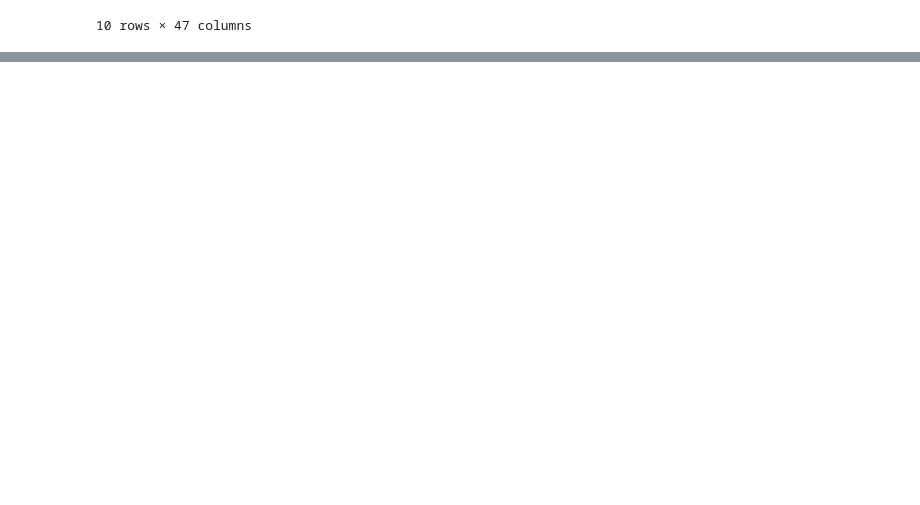
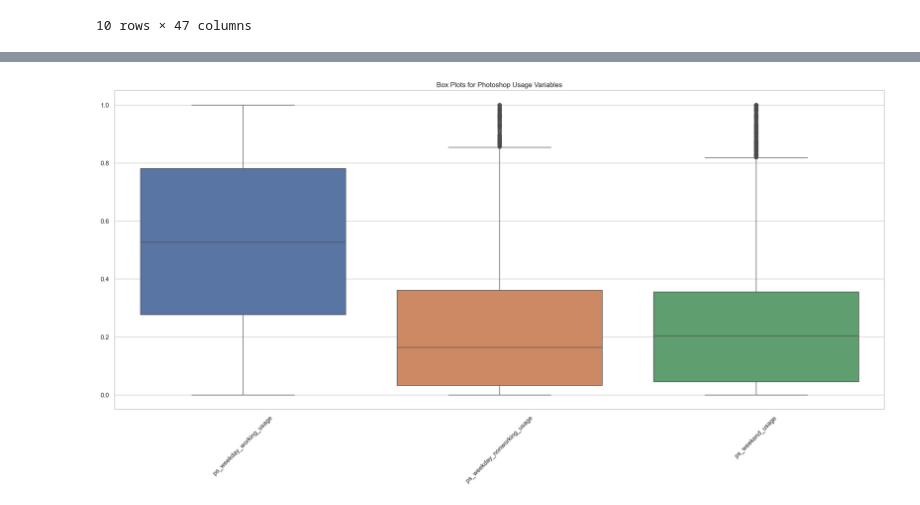
Before and after one commit to abrahamowodunni/interview_take_home, a Jupyter notebook: experimentation/Feature_engineering.ipynb, the cells around one changed output, grey strips where cells are left out. Drawn from its saved outputs; the diff is of its cells as text; code cells hidden in the pictures; blank space fills up the shorter version.

```diff
--- a/experimentation/Feature_engineering.ipynb
+++ b/experimentation/Feature_engineering.ipynb
@@ -640,0 +862,9 @@ df_no_col.head(10)
+# %%
+# Step 2: Box Plots
+plt.figure(figsize=(24, 10))
+sns.boxplot(data=ps_usage_df)
+plt.title('Box Plots for Photoshop Usage Variables')
+plt.xticks(rotation=45)
+plt.show()
+# %% [output]
+[figure, added]
```
Also changed, not shown: parts of 75 cells of this notebook.
